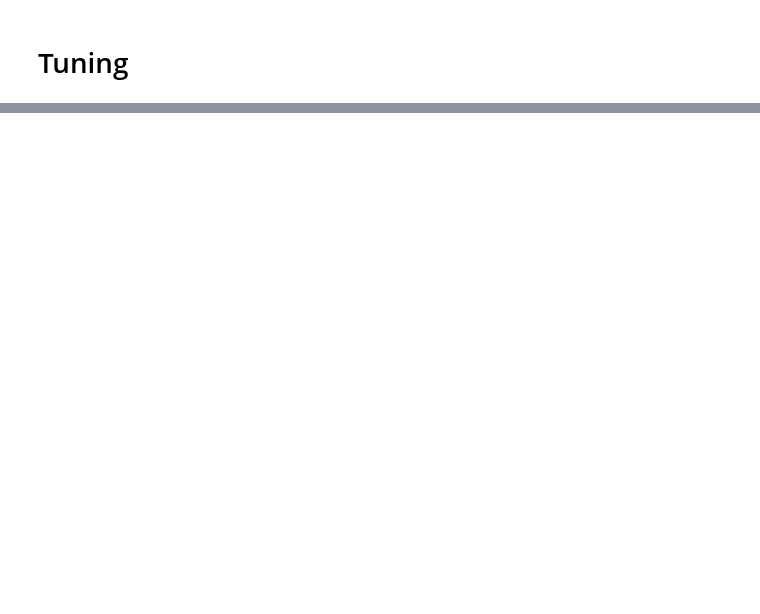
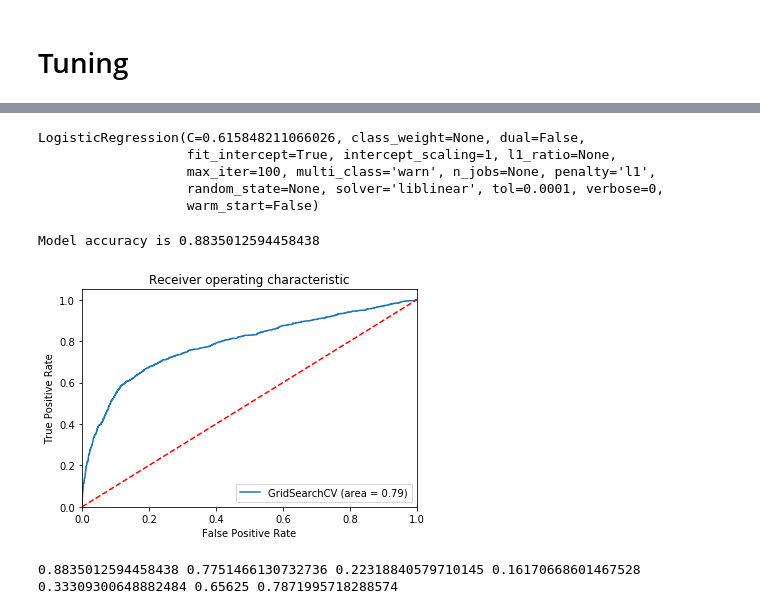
Before and after one commit to bellisor/mod3_project, a Jupyter notebook: Index.ipynb, the cells around one changed output, grey strips where cells are left out. Cells and saved outputs as stored; diff of their text form; code cells hidden in the pictures; blank space fills up the shorter version.

Commit message:
model tuning, more

```diff
--- a/Index.ipynb
+++ b/Index.ipynb
@@ -671,0 +651,18 @@ cross_validate(lg_refined, X, y, scoring=['f1', 'recall', 'precision', 'accuracy
+# %%
+# Create first pipeline for base without reducing features.
+pipe = Pipeline([('classifier' , RandomForestClassifier())])
+# pipe = Pipeline([('classifier', RandomForestClassifier())])
+# Create param grid.
+param_grid = [
+    {'classifier' : [LogisticRegression()],
+     'classifier__penalty' : ['l1', 'l2'],
+    'classifier__C' : np.logspace(-4, 4, 20),
+    'classifier__solver' : ['liblinear']},
+    {'classifier' : [RandomForestClassifier()],
+    'classifier__n_estimators' : list(range(10,101,10)),
+    'classifier__max_features' : list(range(6,32,5))}
+]
+# Create grid search object
+clf = GridSearchCV(pipe, param_grid = param_grid, cv = 5, verbose=True, n_jobs=-1)
+# Fit on data
+best_clf = clf.fit(X_train, y_train)
@@ -671,0 +676,48 @@ cross_validate(lg_refined, X, y, scoring=['f1', 'recall', 'precision', 'accuracy
+# %%
+best_clf.best_estimator_.get_params()['classifier']
+# %% [output]
+LogisticRegression(C=0.615848211066026, class_weight=None, dual=False,
+                   fit_intercept=True, intercept_scaling=1, l1_ratio=None,
+                   max_iter=100, multi_class='warn', n_jobs=None, penalty='l1',
+                   random_state=None, solver='liblinear', tol=0.0001, verbose=0,
+                   warm_start=False)
+# %%
+print('Model accuracy is',best_clf.score(X_test, y_test))
+# %% [output]
+Model accuracy is 0.8835012594458438
+# %%
+probs = best_clf.predict_proba(X_test)
+preds = probs[:,1]
+fpr, tpr, threshold = metrics.roc_curve(y_test, preds)
+roc_auc = metrics.auc(fpr, tpr)
+plt.figure()
+plt.plot(fpr, tpr, label='GridSearchCV (area = %0.2f)' % roc_auc)
+plt.plot([0, 1], [0, 1],'r--')
+plt.xlim([0.0, 1.0])
+plt.ylim([0.0, 1.05])
+plt.xlabel('False Positive Rate')
+plt.ylabel('True Positive Rate')
+plt.title('Receiver operating characteristic')
+plt.legend(loc="lower right")
+plt.savefig('Log_ROC')
+plt.show()
+# %% [output]
+[figure, added]
+# %%
+classes = best_clf.predict(X_test)
+
+accuracy = metrics.accuracy_score(classes, y_test)
+
+balanced_accuracy = metrics.balanced_accuracy_score(classes, y_test)
+
+precision = metrics.precision_score(classes, y_test)
+
+average_precision = metrics.average_precision_score(classes, y_test)
+
+f1_score = metrics.f1_score(classes, y_test)
+
+recall = metrics.recall_score(classes, y_test)
+
+print (accuracy, balanced_accuracy, precision, average_precision, f1_score, recall, roc_auc)
+# %% [output]
+0.8835012594458438 0.7751466130732736 0.22318840579710145 0.16170668601467528 0.33309300648882484 0.65625 0.7871995718288574
```
Also changed, not shown: parts of 16 cells of this notebook.
